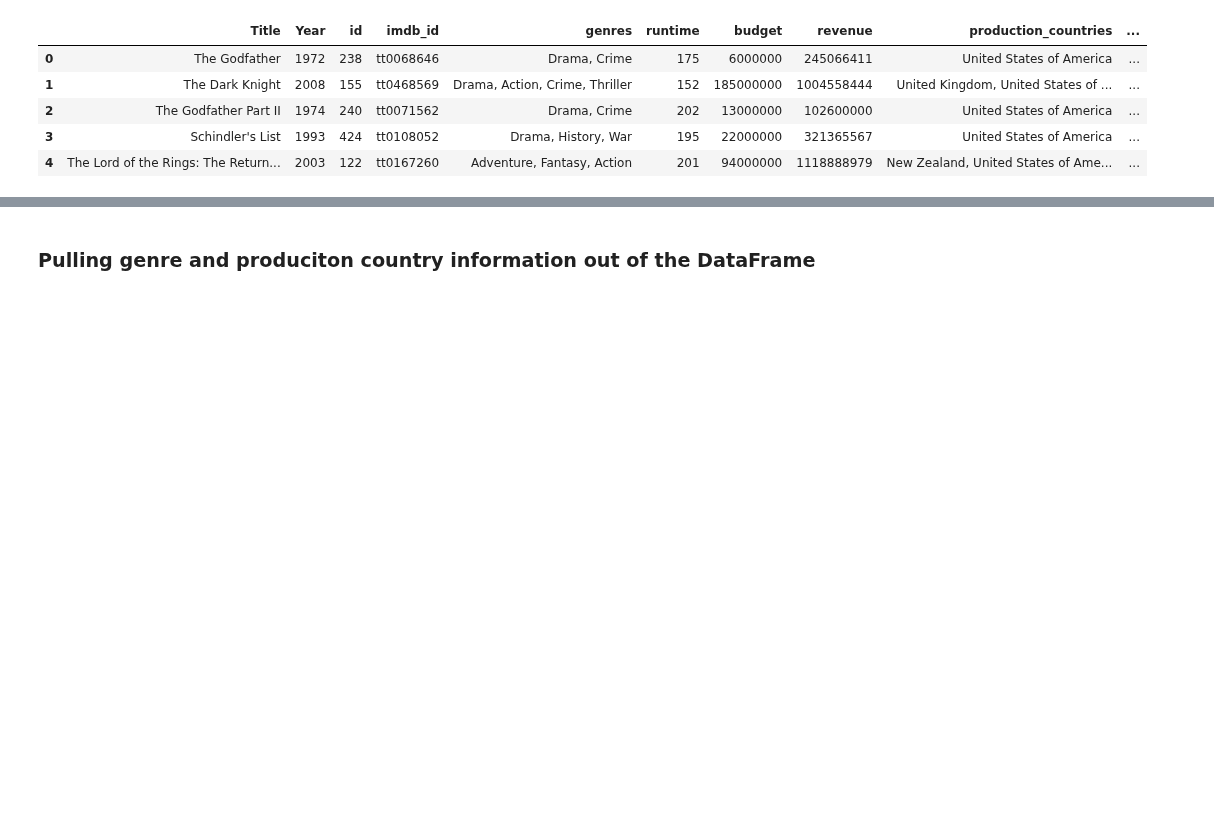
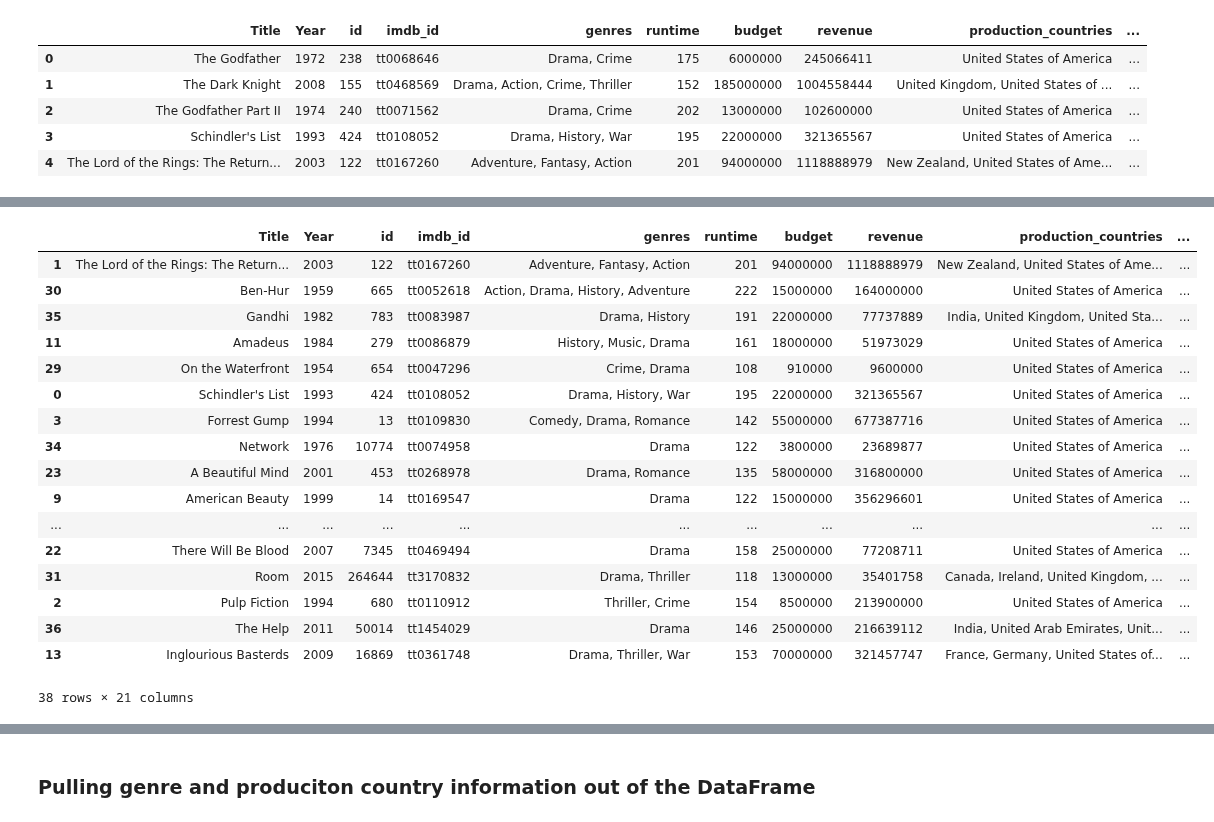
Before and after one commit to Mitajoshi/BC-Project-1, a Jupyter notebook: movie_analysis.ipynb, the cells around one changed output, grey strips where cells are left out. Cells and saved outputs as stored; diff of their text form; code cells hidden in the pictures; blank space fills up the shorter version.

```diff
--- a/movie_analysis.ipynb
+++ b/movie_analysis.ipynb
@@ -990,3 +1003,29 @@ both_awards
 | 35 | Gandhi | 1982 | 783 | tt0083987 | Drama, History | 191 | 22000000 | 77737889 | India, United Kingdom, United Sta... | ... |
 | 36 | The Help | 2011 | 50014 | tt1454029 | Drama | 146 | 25000000 | 216639112 | India, United Arab Emirates, Unit... | ... |
 | 37 | Beauty and the Beast | 1991 | 10020 | tt0101414 | Romance, Family, Animation, Fantasy | 84 | 25000000 | 424967620 | United States of America | ... |
+# %%
+both_awards['cumulative_awards'] = ''
+for index,row in both_awards.iterrows():
+    both_awards.loc[index, "cumulative_awards"] = both_awards.loc[index,'Oscar_Wins']+both_awards.loc[index,'Golden_Globe_Wins']
+
+both_awards.sort_values(by='cumulative_awards',ascending = False,inplace=True)
+both_awards.head(50)
+# %% [output]
+|  | Title | Year | id | imdb_id | genres | runtime | budget | revenue | production_countries | ... |
+| 1 | The Lord of the Rings: The Return... | 2003 | 122 | tt0167260 | Adventure, Fantasy, Action | 201 | 94000000 | 1118888979 | New Zealand, United States of Ame... | ... |
+| 30 | Ben-Hur | 1959 | 665 | tt0052618 | Action, Drama, History, Adventure | 222 | 15000000 | 164000000 | United States of America | ... |
+| 35 | Gandhi | 1982 | 783 | tt0083987 | Drama, History | 191 | 22000000 | 77737889 | India, United Kingdom, United Sta... | ... |
+| 11 | Amadeus | 1984 | 279 | tt0086879 | History, Music, Drama | 161 | 18000000 | 51973029 | United States of America | ... |
+| 29 | On the Waterfront | 1954 | 654 | tt0047296 | Crime, Drama | 108 | 910000 | 9600000 | United States of America | ... |
+| 0 | Schindler's List | 1993 | 424 | tt0108052 | Drama, History, War | 195 | 22000000 | 321365567 | United States of America | ... |
+| 3 | Forrest Gump | 1994 | 13 | tt0109830 | Comedy, Drama, Romance | 142 | 55000000 | 677387716 | United States of America | ... |
+| 34 | Network | 1976 | 10774 | tt0074958 | Drama | 122 | 3800000 | 23689877 | United States of America | ... |
+| 23 | A Beautiful Mind | 2001 | 453 | tt0268978 | Drama, Romance | 135 | 58000000 | 316800000 | United States of America | ... |
+| 9 | American Beauty | 1999 | 14 | tt0169547 | Drama | 122 | 15000000 | 356296601 | United States of America | ... |
+| ... | ... | ... | ... | ... | ... | ... | ... | ... | ... | ... |
+| 22 | There Will Be Blood | 2007 | 7345 | tt0469494 | Drama | 158 | 25000000 | 77208711 | United States of America | ... |
+| 31 | Room | 2015 | 264644 | tt3170832 | Drama, Thriller | 118 | 13000000 | 35401758 | Canada, Ireland, United Kingdom, ... | ... |
+| 2 | Pulp Fiction | 1994 | 680 | tt0110912 | Thriller, Crime | 154 | 8500000 | 213900000 | United States of America | ... |
+| 36 | The Help | 2011 | 50014 | tt1454029 | Drama | 146 | 25000000 | 216639112 | India, United Arab Emirates, Unit... | ... |
+| 13 | Inglourious Basterds | 2009 | 16869 | tt0361748 | Drama, Thriller, War | 153 | 70000000 | 321457747 | France, Germany, United States of... | ... |
+38 rows × 21 columns
```
Also changed, not shown: parts of 16 cells of this notebook.
